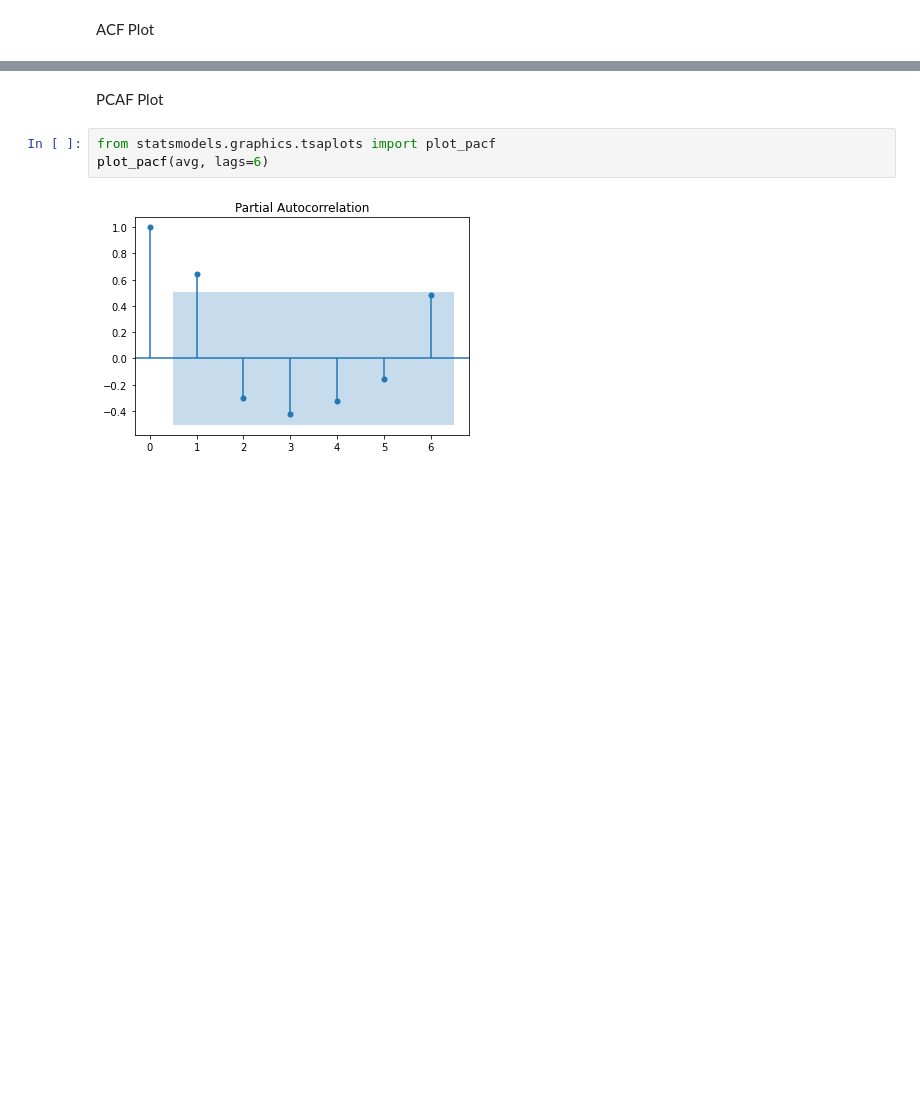
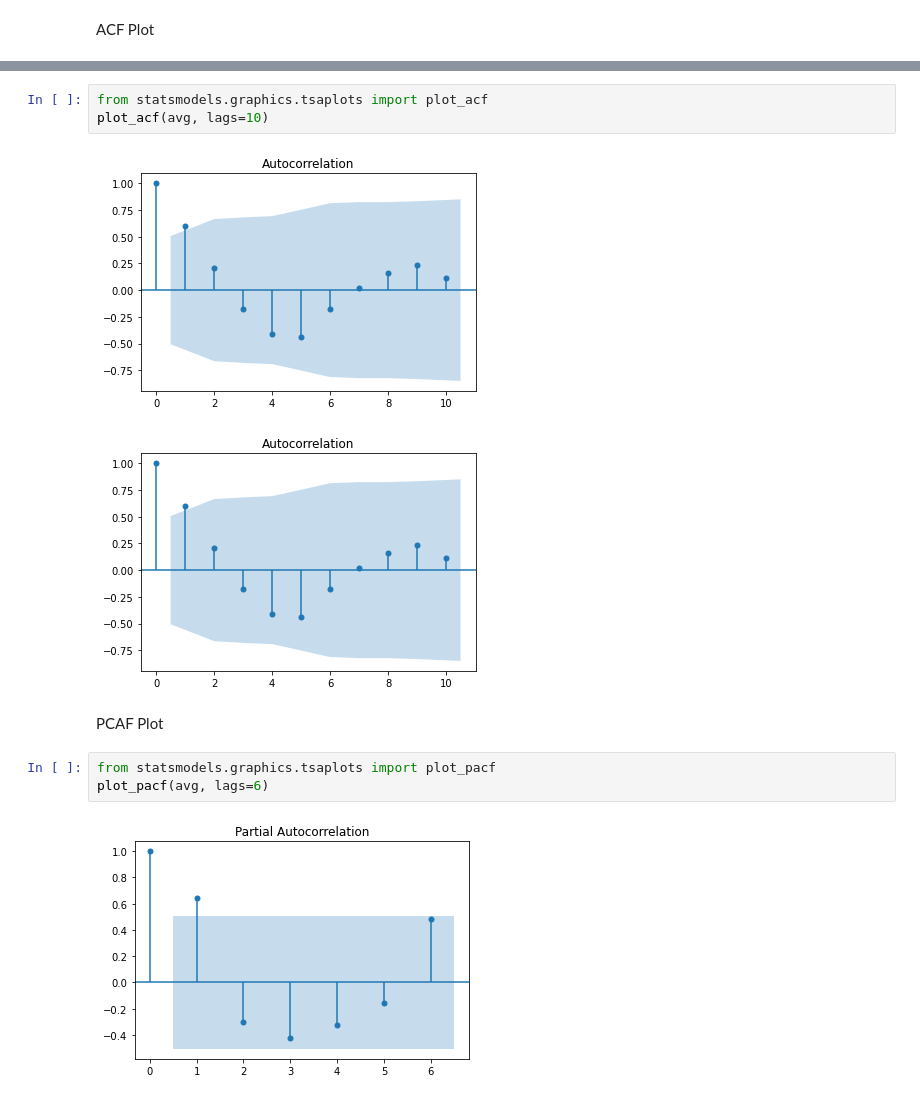
Before and after one commit to winggo12/DataAnalysis-WorldHappinessIndex, a Jupyter notebook: TimeSeries/TimeSeriesAnalysis.ipynb, the cells around one changed output, grey strips where cells are left out. Cells and saved outputs as stored; diff of their text form; blank space fills up the shorter version.

```diff
--- a/TimeSeries/TimeSeriesAnalysis.ipynb
+++ b/TimeSeries/TimeSeriesAnalysis.ipynb
@@ -99,3 +88,9 @@ Clearly a Geometric Series
+# %%
+from statsmodels.graphics.tsaplots import plot_acf
+plot_acf(avg, lags=10)
+# %% [output]
+[figure, added]
+[figure, added]
 # %% [markdown]
 PCAF Plot
 # %%
```
Also changed, not shown: parts of 9 cells of this notebook.
